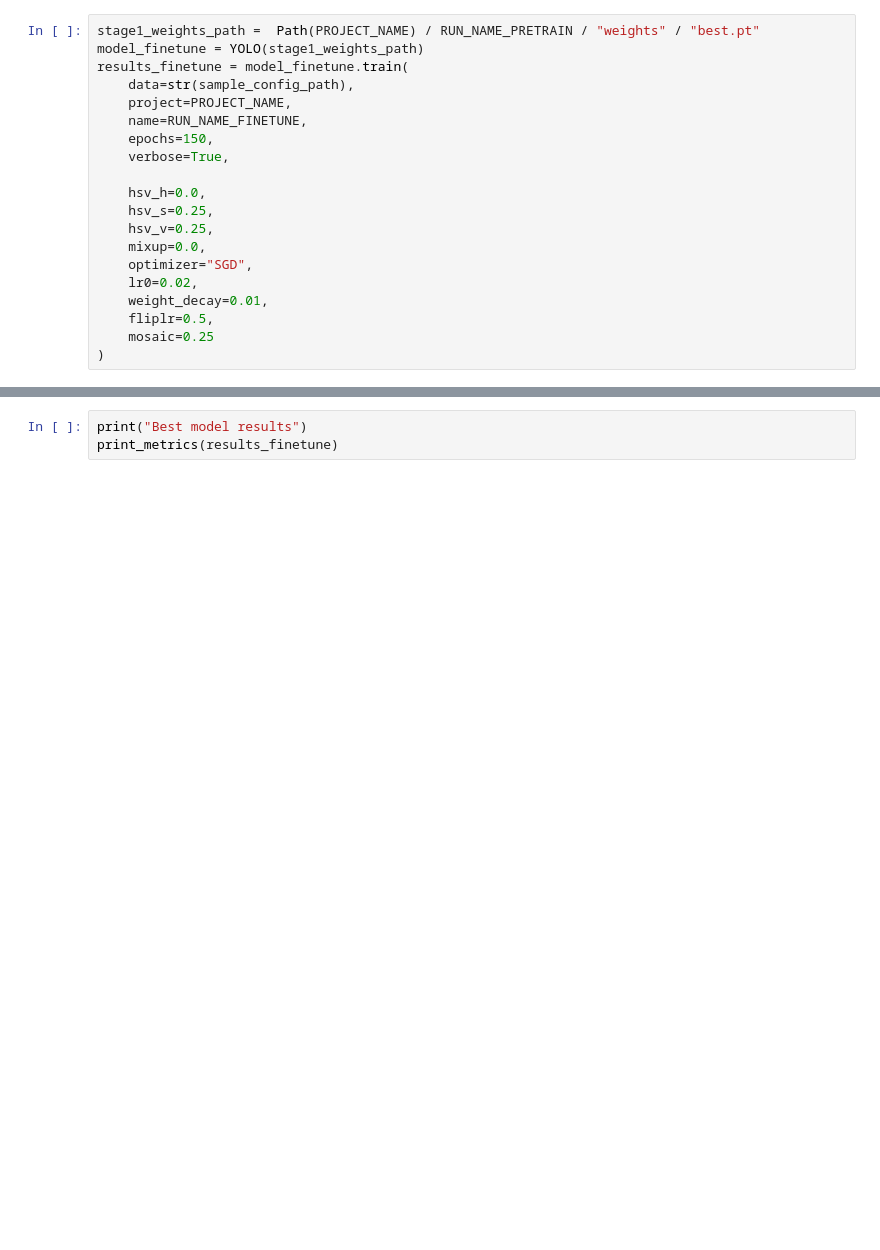
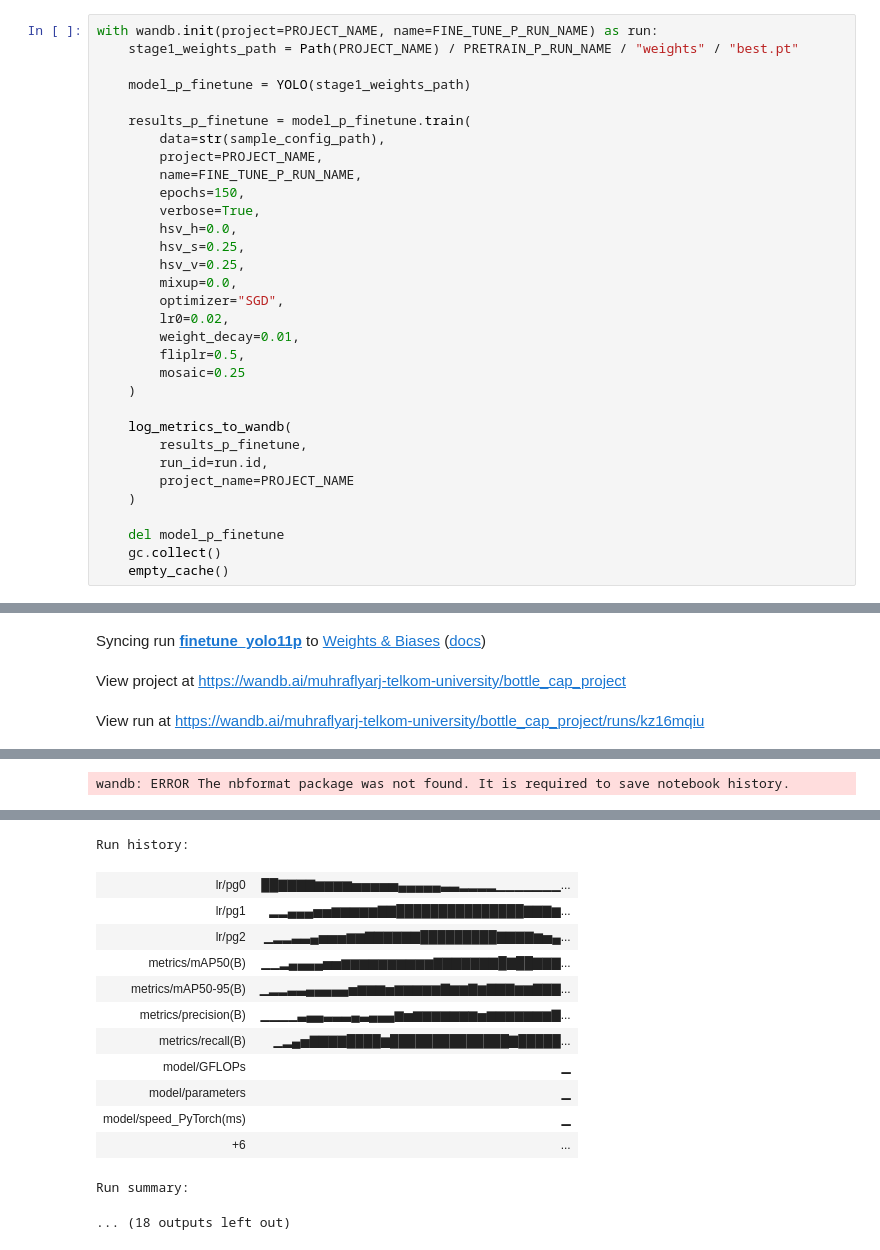
Before and after one commit to MuhRaflyArj/bottle-cap-color-detection, a Jupyter notebook: notebooks/experiment.ipynb, the cells around one changed output, grey strips where cells are left out. Saved outputs shown, nothing was run; the diff lists cells and outputs as text; blank space fills up the shorter version.

```diff
--- a/notebooks/experiment.ipynb
+++ b/notebooks/experiment.ipynb
@@ -71,20 +489,33 @@ results_stage1 = model_stage1.train(
 # %%
-stage1_weights_path =  Path(PROJECT_NAME) / RUN_NAME_PRETRAIN / "weights" / "best.pt"
-model_finetune = YOLO(stage1_weights_path)
-results_finetune = model_finetune.train(
-    data=str(sample_config_path),
-    project=PROJECT_NAME,
-    name=RUN_NAME_FINETUNE,
-    epochs=150,
-    verbose=True,
+with wandb.init(project=PROJECT_NAME, name=FINE_TUNE_P_RUN_NAME) as run:
+    stage1_weights_path = Path(PROJECT_NAME) / PRETRAIN_P_RUN_NAME / "weights" / "best.pt"
 
-    hsv_h=0.0,
-    hsv_s=0.25,
-    hsv_v=0.25,
-    mixup=0.0,
-    optimizer="SGD",
-    lr0=0.02,
-    weight_decay=0.01,
-    fliplr=0.5,
-    mosaic=0.25
-)
+    model_p_finetune = YOLO(stage1_weights_path)
+
+    results_p_finetune = model_p_finetune.train(
+        data=str(sample_config_path),
+        project=PROJECT_NAME,
+        name=FINE_TUNE_P_RUN_NAME,
+        epochs=150,
+        verbose=True,
+        hsv_h=0.0,
+        hsv_s=0.25,
+        hsv_v=0.25,
+        mixup=0.0,
+        optimizer="SGD",
+        lr0=0.02,
+        weight_decay=0.01,
+        fliplr=0.5,
+        mosaic=0.25
+    )
+
+    log_metrics_to_wandb(
+        results_p_finetune,
+        run_id=run.id,
+        project_name=PROJECT_NAME
+    )
+
+    del model_p_finetune
+    gc.collect()
+    empty_cache()
+# %% [output]
@@ -90,0 +525,3 @@ results_finetune = model_finetune.train(
+Syncing run finetune_yolo11p to Weights & Biases (docs)
+View project at https://wandb.ai/muhraflyarj-telkom-university/bottle_cap_project
+View run at https://wandb.ai/muhraflyarj-telkom-university/bottle_cap_project/runs/kz16mqiu
@@ -90,0 +545 @@ results_finetune = model_finetune.train(
+wandb: ERROR The nbformat package was not found. It is required to save notebook history.
@@ -91,3 +547,14 @@ results_finetune = model_finetune.train(
+Run history:
+| lr/pg0 | ██▇▇▇▇▆▆▆▆▅▅▅▅▅▄▄▄▄▄▃▃▂▂▂▂▁▁▁▁▁▁▁... |
+| lr/pg1 | ▂▂▄▄▄▅▅▆▆▆▆▆▇▇███████████████▇▇▇▆... |
+| lr/pg2 | ▁▂▂▃▃▄▅▅▅▆▆▇▇▇▇▇▇█████████▇▇▇▇▆▅▄... |
+| metrics/mAP50(B) | ▁▁▂▄▄▄▄▅▅▆▆▆▆▆▆▆▆▆▆▇▇▇▇▇▇▇█▇██▇▇▇... |
+| metrics/mAP50-95(B) | ▁▂▂▃▃▄▄▄▄▄▅▆▆▆▅▆▆▆▆▆▇▆▆▇▆▇▇▇▆▆▇▇▇... |
+| metrics/precision(B) | ▁▁▁▁▃▄▄▃▃▃▄▃▄▄▄▆▅▆▆▆▆▆▆▆▅▆▆▆▆▆▆▆▇... |
+| metrics/recall(B) | ▁▂▄▅▇▇▇▇████▆██████████████▇█████... |
+| model/GFLOPs | ▁ |
+| model/parameters | ▁ |
+| model/speed_PyTorch(ms) | ▁ |
+| +6 | ... |
+Run summary:
+... (18 outputs left out)
-# %%
-print("Best model results")
-print_metrics(results_finetune)
```
Also changed, not shown: parts of 32 cells of this notebook.
